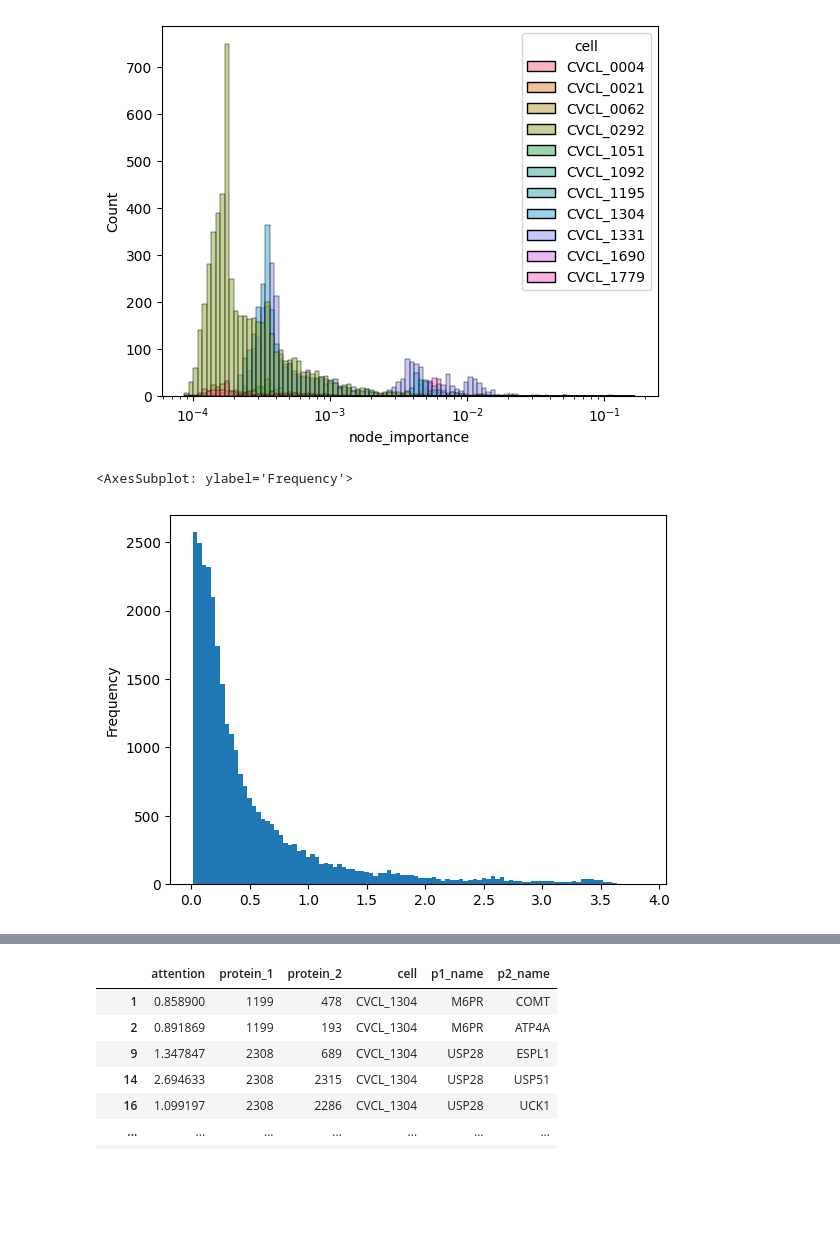
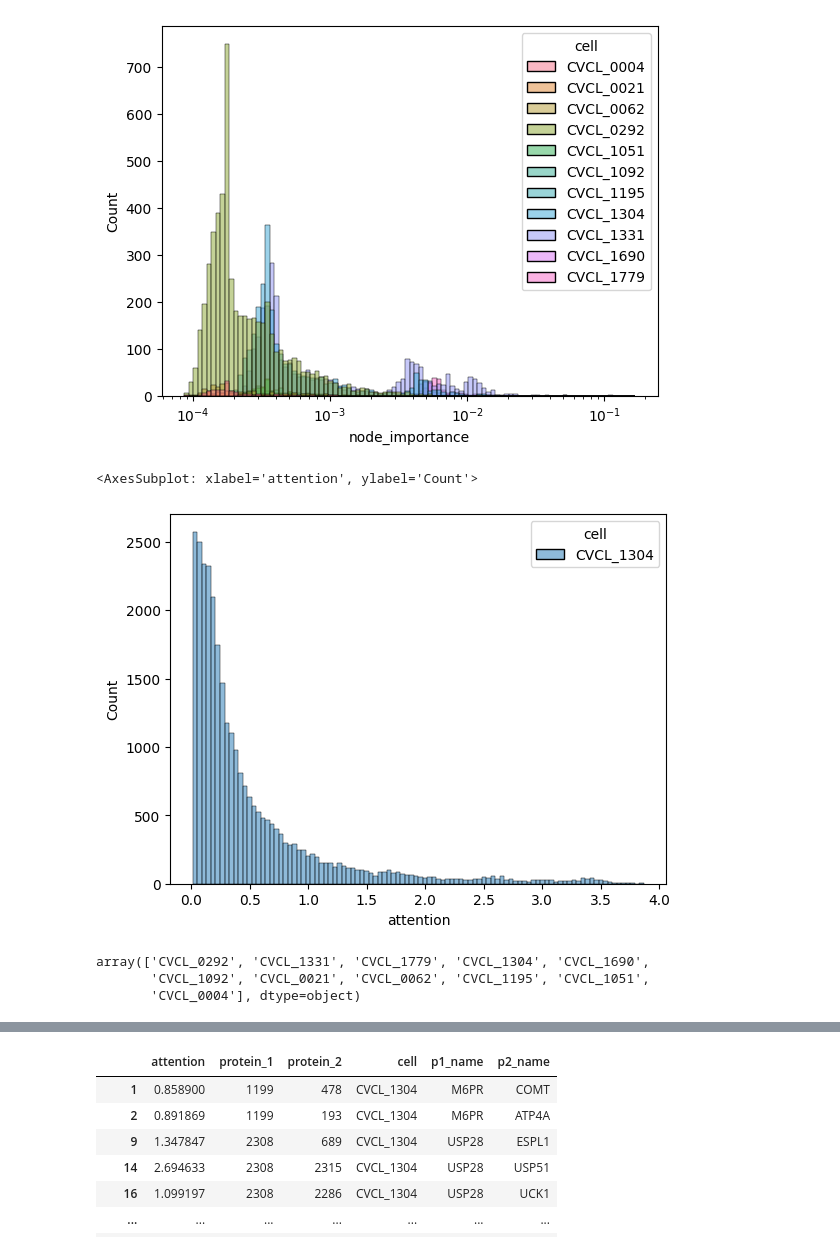
Before and after one commit to HRZZ-AIGEN/PPI-MAN-EXP, a Jupyter notebook: EXPL.ipynb, the cells around one changed output, grey strips where cells are left out. Saved outputs shown, nothing was run; the diff lists cells and outputs as text; code cells hidden in the pictures; blank space fills up the shorter version.

Commit message:
Image EXPL.iypnb

```diff
--- a/EXPL.ipynb
+++ b/EXPL.ipynb
@@ -211,7 +210,13 @@ sns.histplot(importance_nodes, x='node_importance', hue='cell', bins=100,
 [figure]
 # %%
 cvcl_1304 = att_df[att_df['cell'].str.contains('CVCL_1304')]
-cvcl_1304['attention'].plot.hist(bins=100)
+sns.histplot(cvcl_1304, x='attention', hue='cell', bins=100)
 # %% [output]
-<AxesSubplot: ylabel='Frequency'>
+<AxesSubplot: xlabel='attention', ylabel='Count'>
-[figure, old version]
+[figure, new version]
+# %%
+att_df['cell'].unique()
+# %% [output]
+array(['CVCL_0292', 'CVCL_1331', 'CVCL_1779', 'CVCL_1304', 'CVCL_1690',
+       'CVCL_1092', 'CVCL_0021', 'CVCL_0062', 'CVCL_1195', 'CVCL_1051',
+       'CVCL_0004'], dtype=object)
```
Also changed, not shown: parts of 33 cells of this notebook, 1 other file.
